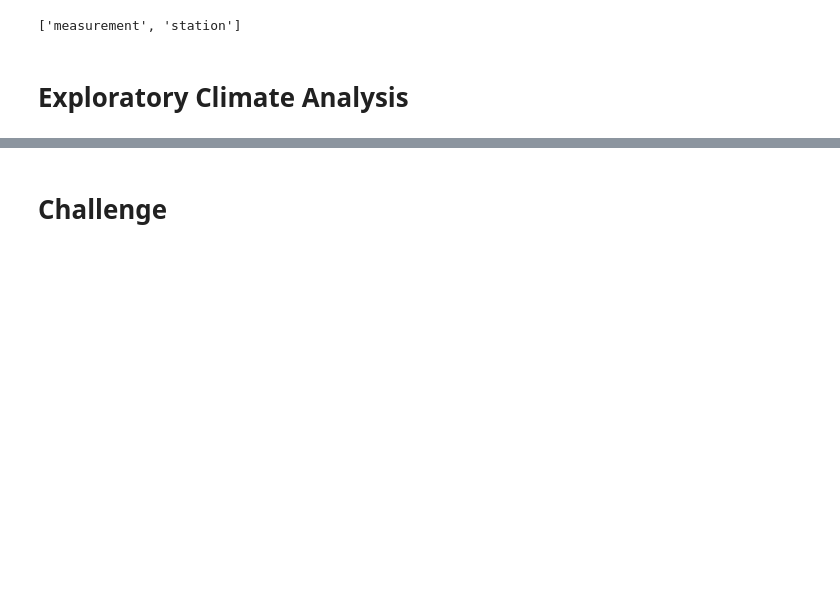
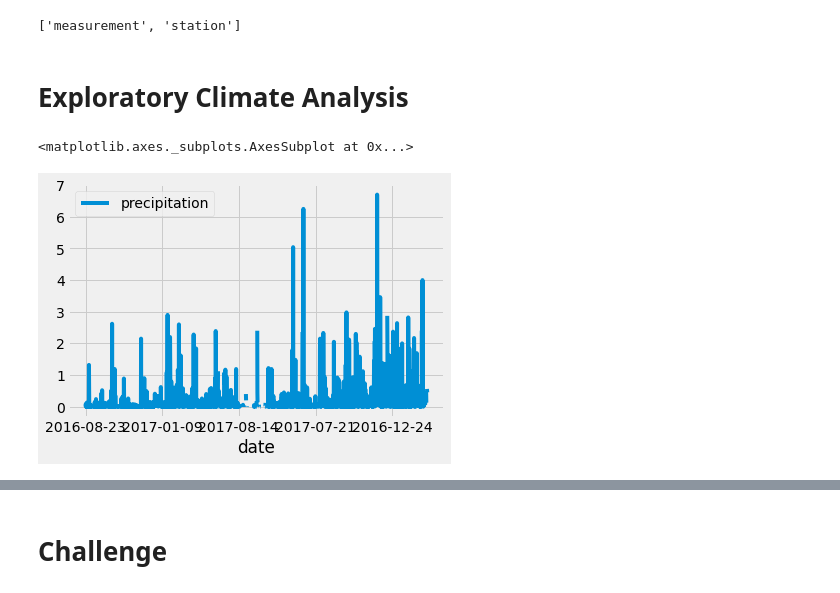
Before and after one commit to Meziane228Kechabia/surfs_up, a Jupyter notebook: climate_analysis.ipynb, the cells around one changed output, grey strips where cells are left out. Drawn from its saved outputs; the diff is of its cells as text; code cells hidden in the pictures; blank space fills up the shorter version.

Commit message:
Ploting results & Central tendency

```diff
--- a/climate_analysis.ipynb
+++ b/climate_analysis.ipynb
@@ -41,13 +41,21 @@ session = Session(engine)
 # %%
 # Design a query to retrieve the last 12 months of precipitation data and plot the results.
 #Starting from the last data point in the database.
-
+prev_year = dt.date(2017, 8, 23)
 # Calculate the date one year from the last date in data set.
-
+prev_year = dt.date(2017, 8, 23) - dt.timedelta(days=365)
 # Perform a query to retrieve the data and precipitation scores
+#MINEresults = session.query(Measurement.date, Measurement.prcp)#
+results = session.query(Measurement.date, Measurement.prcp).filter(Measurement.date >= prev_year).all()
 
 # Save the query results as a Pandas DataFrame and set the index to the date column
-
-# Sort the dataframe by date
+df = pd.DataFrame(results, columns=['date', 'precipitation'])
+# Sort the dataframe by date(seting the date as index instead of the auto-generated numbers)
+df.set_index(df['date'], inplace=True)
 
 # Use Pandas Plotting with Matplotlib to plot the data
+
+df.plot()
+# %% [output]
+<matplotlib.axes._subplots.AxesSubplot at 0x...>
+[figure, added]
```
Also changed, not shown: parts of 5 cells of this notebook.
